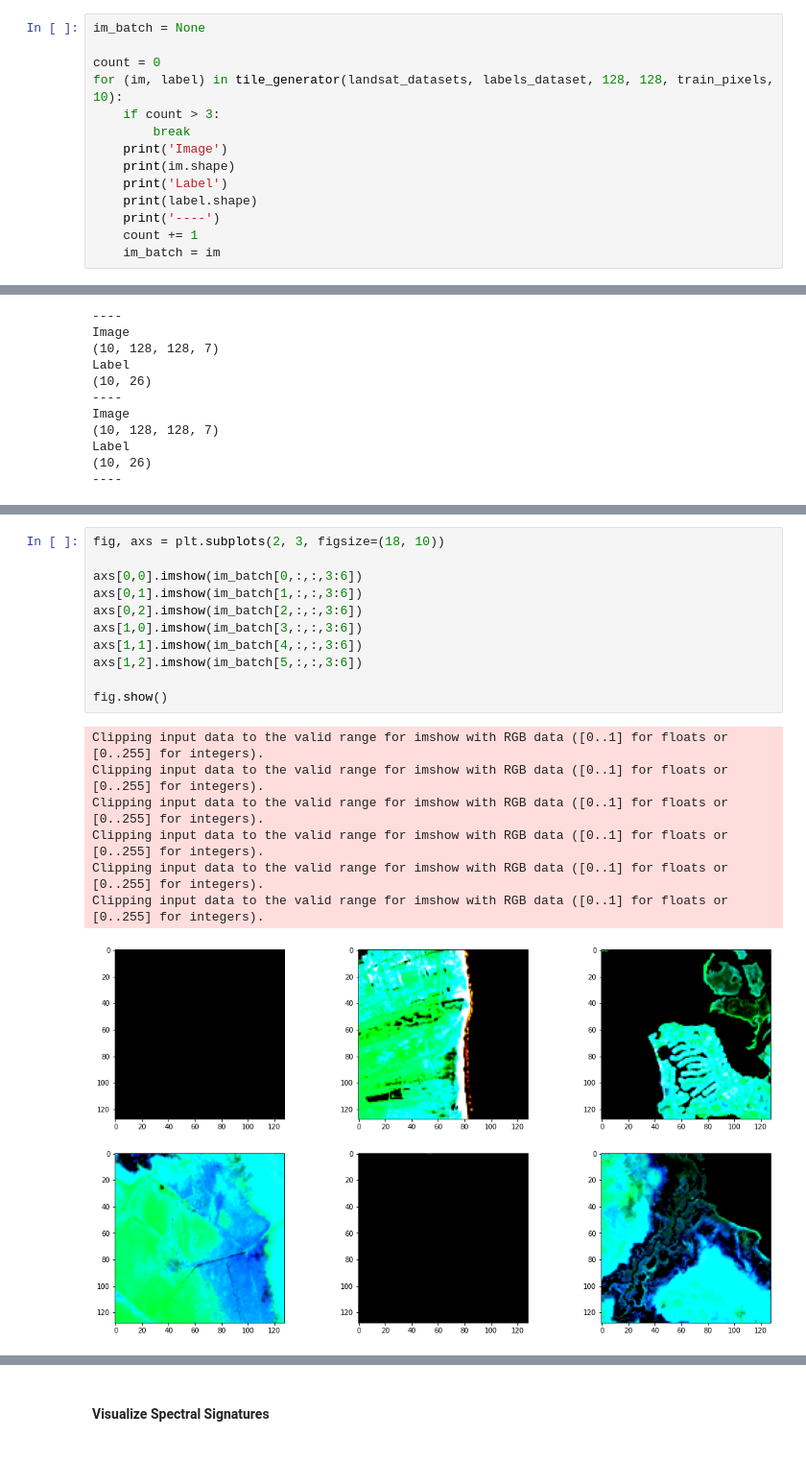
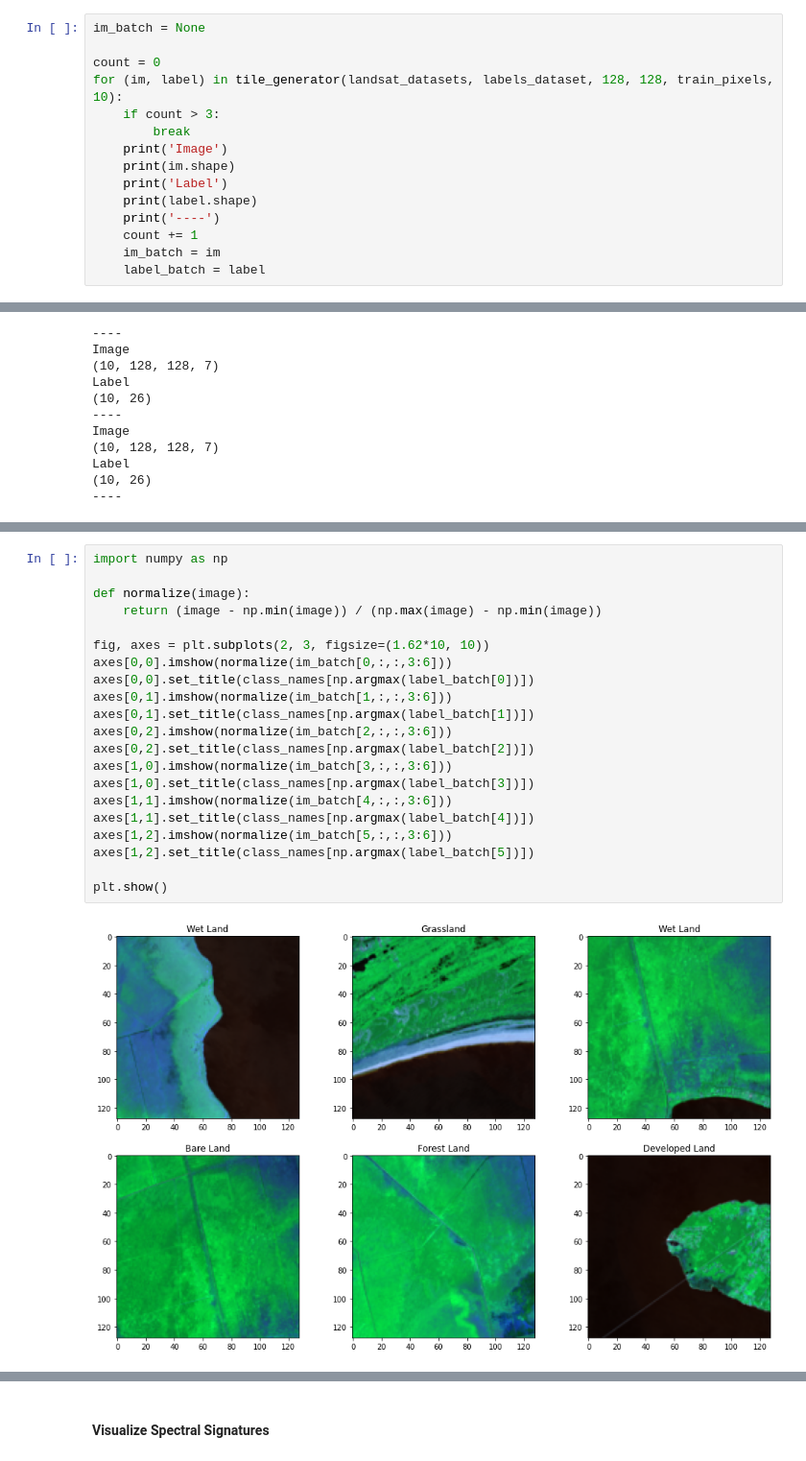
Before and after one commit to mengyuchi/open-geo-tutorial, a Jupyter notebook: notebooks/chapter_6_neural_networks.ipynb, the cells around one changed output, grey strips where cells are left out. Shown at 96% size. Cells and saved outputs as stored; diff of their text form.

```diff
--- a/notebooks/chapter_6_neural_networks.ipynb
+++ b/notebooks/chapter_6_neural_networks.ipynb
@@ -672,6 +793,7 @@ for (im, label) in tile_generator(landsat_datasets, labels_dataset, 128, 128, tr
     print('----')
     count += 1
     im_batch = im
+    label_batch = label
 # %% [output]
 Image
 (10, 128, 128, 7)
@@ -697,21 +821,25 @@ Label
 Now let's visualize the actual tiles. Note they'll look unnatural because they have been normalized.
 # %%
-fig, axs = plt.subplots(2, 3, figsize=(18, 10))
+import numpy as np
 
-axs[0,0].imshow(im_batch[0,:,:,3:6])
-axs[0,1].imshow(im_batch[1,:,:,3:6])
-axs[0,2].imshow(im_batch[2,:,:,3:6])
-axs[1,0].imshow(im_batch[3,:,:,3:6])
-axs[1,1].imshow(im_batch[4,:,:,3:6])
-axs[1,2].imshow(im_batch[5,:,:,3:6])
+def normalize(image):
+    return (image - np.min(image)) / (np.max(image) - np.min(image))
 
-fig.show()
+fig, axes = plt.subplots(2, 3, figsize=(1.62*10, 10))
+axes[0,0].imshow(normalize(im_batch[0,:,:,3:6]))
+axes[0,0].set_title(class_names[np.argmax(label_batch[0])])
+axes[0,1].imshow(normalize(im_batch[1,:,:,3:6]))
+axes[0,1].set_title(class_names[np.argmax(label_batch[1])])
+axes[0,2].imshow(normalize(im_batch[2,:,:,3:6]))
+axes[0,2].set_title(class_names[np.argmax(label_batch[2])])
+axes[1,0].imshow(normalize(im_batch[3,:,:,3:6]))
+axes[1,0].set_title(class_names[np.argmax(label_batch[3])])
+axes[1,1].imshow(normalize(im_batch[4,:,:,3:6]))
+axes[1,1].set_title(class_names[np.argmax(label_batch[4])])
+axes[1,2].imshow(normalize(im_batch[5,:,:,3:6]))
+axes[1,2].set_title(class_names[np.argmax(label_batch[5])])
+
+plt.show()
 # %% [output]
-Clipping input data to the valid range for imshow with RGB data ([0..1] for floats or [0..255] for integers).
-Clipping input data to the valid range for imshow with RGB data ([0..1] for floats or [0..255] for integers).
-Clipping input data to the valid range for imshow with RGB data ([0..1] for floats or [0..255] for integers).
-Clipping input data to the valid range for imshow with RGB data ([0..1] for floats or [0..255] for integers).
-Clipping input data to the valid range for imshow with RGB data ([0..1] for floats or [0..255] for integers).
-Clipping input data to the valid range for imshow with RGB data ([0..1] for floats or [0..255] for integers).
-[figure, old version]
+[figure, new version]
 # %% [markdown]
```
Also changed, not shown: parts of 76 cells of this notebook.
